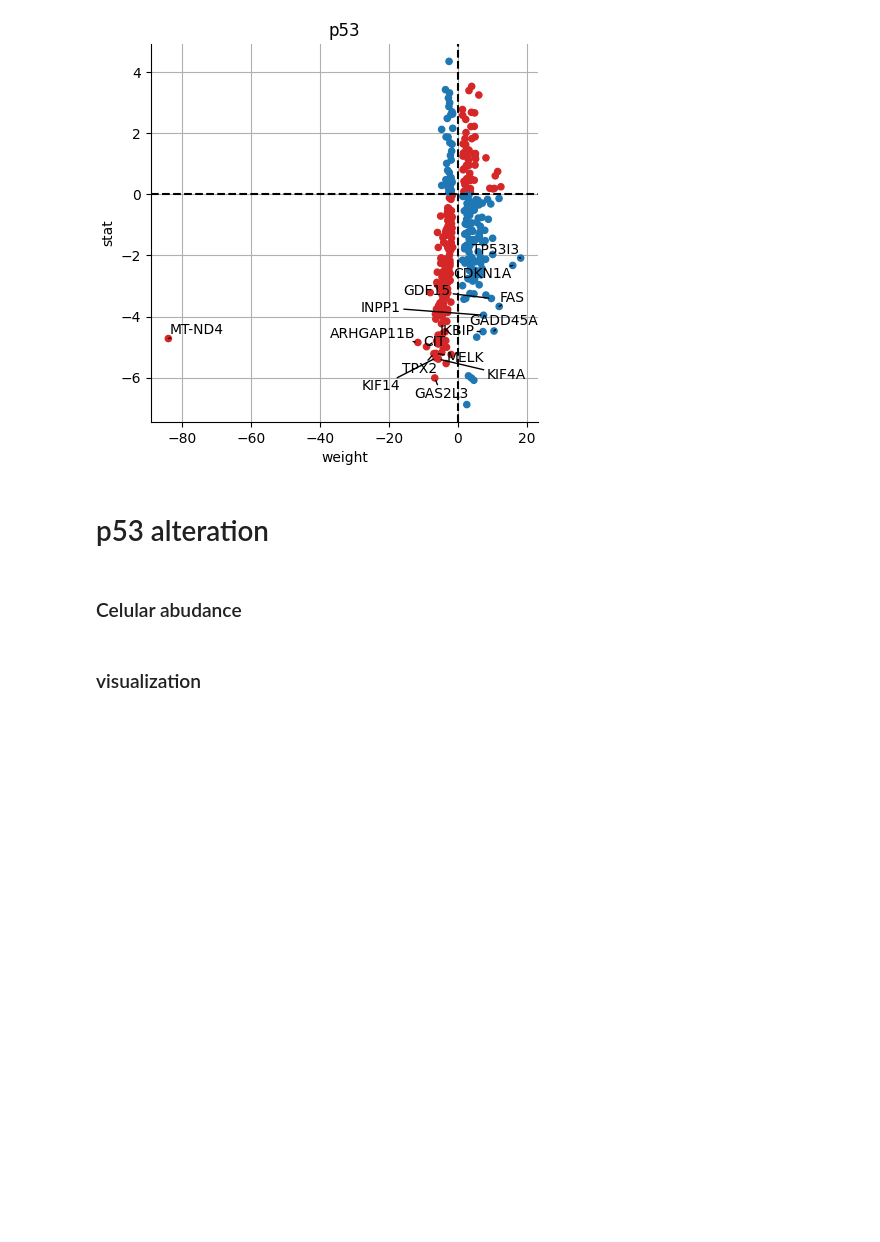
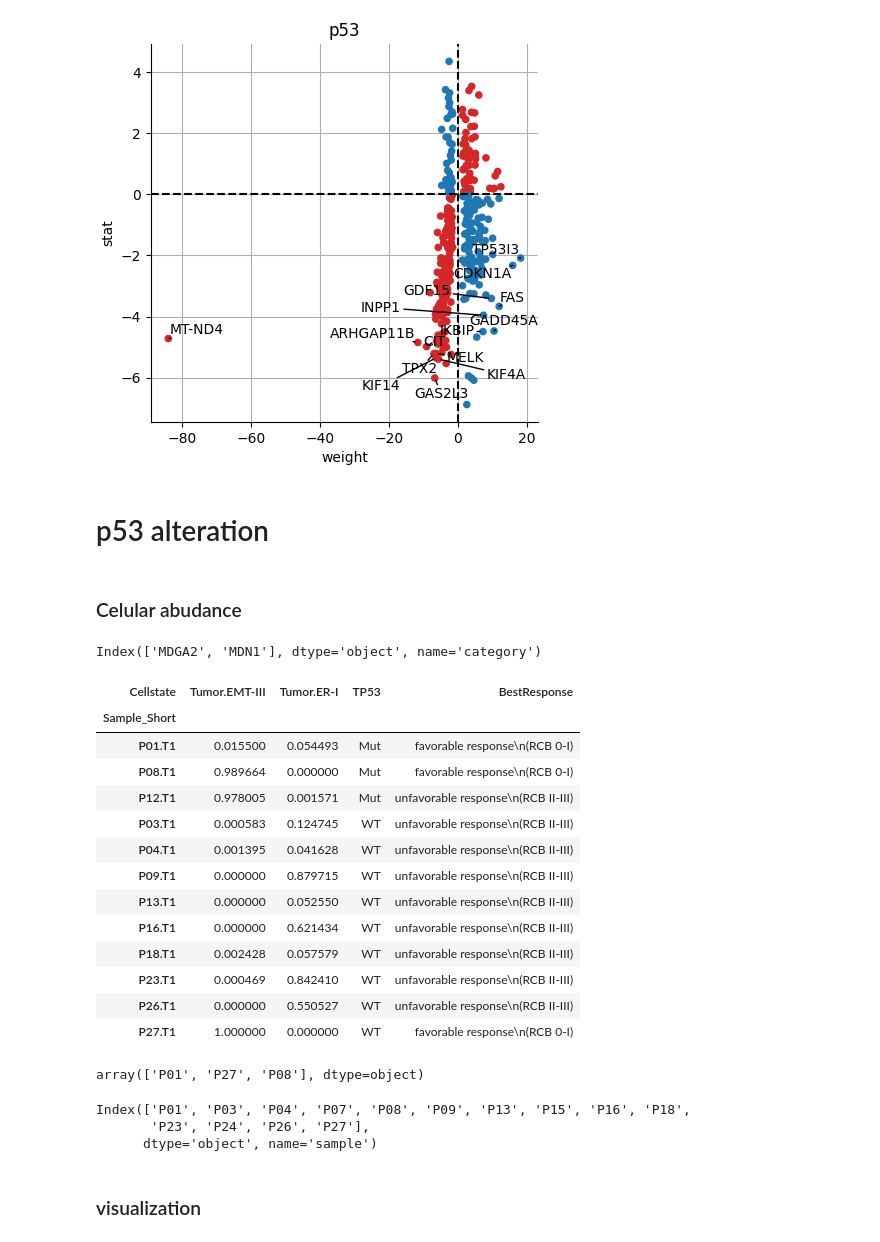
Before and after one commit to jingxinfu/hr_brca_single_cell, a Jupyter notebook: notebooks/XX_Checked_Figure2_3.MP_Association.ipynb, the cells around one changed output. Cells and saved outputs as stored; diff of their text form; code cells hidden in the pictures; blank space fills up the shorter version.

```diff
--- a/notebooks/XX_Checked_Figure2_3.MP_Association.ipynb
+++ b/notebooks/XX_Checked_Figure2_3.MP_Association.ipynb
@@ -708,6 +705,42 @@ dc.plot_targets(
 ## Mutation data
 mutation_data = pd.read_csv(f'{RESULT_TABLE}/somatic_mutation.csv')
 mut_tab = (pd.crosstab(mutation_data['sample'],mutation_data['category'])>0).astype(int)
+# %%
+mut_tab.columns[mut_tab.columns.str.startswith('MD')]
+# %% [output]
+Index(['MDGA2', 'MDN1'], dtype='object', name='category')
+# %%
+celltype='Tumor'
+dt = ra.loc[celltype,celltype]
+dt = dt.loc[dt.index.map(pt_time_map)==timepoint,['Tumor.EMT-III','Tumor.ER-I']]
+dt[gene] = mut_tab[gene].map({1:'Mut',0:'WT'})
+dt['BestResponse'] = dt.index.map(pt_bpV_map)
+dt.sort_values('TP53')
+# %% [output]
+| Cellstate | Tumor.EMT-III | Tumor.ER-I | TP53 | BestResponse |
+| Sample_Short |  |  |  |  |
+| P01.T1 | 0.015500 | 0.054493 | Mut | favorable response\n(RCB 0-I) |
+| P08.T1 | 0.989664 | 0.000000 | Mut | favorable response\n(RCB 0-I) |
+| P12.T1 | 0.978005 | 0.001571 | Mut | unfavorable response\n(RCB II-III) |
+| P03.T1 | 0.000583 | 0.124745 | WT | unfavorable response\n(RCB II-III) |
+| P04.T1 | 0.001395 | 0.041628 | WT | unfavorable response\n(RCB II-III) |
+| P09.T1 | 0.000000 | 0.879715 | WT | unfavorable response\n(RCB II-III) |
+| P13.T1 | 0.000000 | 0.052550 | WT | unfavorable response\n(RCB II-III) |
+| P16.T1 | 0.000000 | 0.621434 | WT | unfavorable response\n(RCB II-III) |
+| P18.T1 | 0.002428 | 0.057579 | WT | unfavorable response\n(RCB II-III) |
+| P23.T1 | 0.000469 | 0.842410 | WT | unfavorable response\n(RCB II-III) |
+| P26.T1 | 0.000000 | 0.550527 | WT | unfavorable response\n(RCB II-III) |
+| P27.T1 | 1.000000 | 0.000000 | WT | favorable response\n(RCB 0-I) |
+# %%
+obs.Patient[(obs['BestResponse']=='0-I')&(obs['Timepoint']=='Baseline')].unique()
+# %% [output]
+array(['P01', 'P27', 'P08'], dtype=object)
+# %%
+mut_tab.index[mut_tab['TP53']==0].map(lambda x:x.split('.')[0]).unique()
+# %% [output]
+Index(['P01', 'P03', 'P04', 'P07', 'P08', 'P09', 'P13', 'P15', 'P16', 'P18',
+       'P23', 'P24', 'P26', 'P27'],
+      dtype='object', name='sample')
 # %% [markdown]
 ### visualization
 # %%
```
Also changed, not shown: parts of 3 cells of this notebook, 1 other file.
